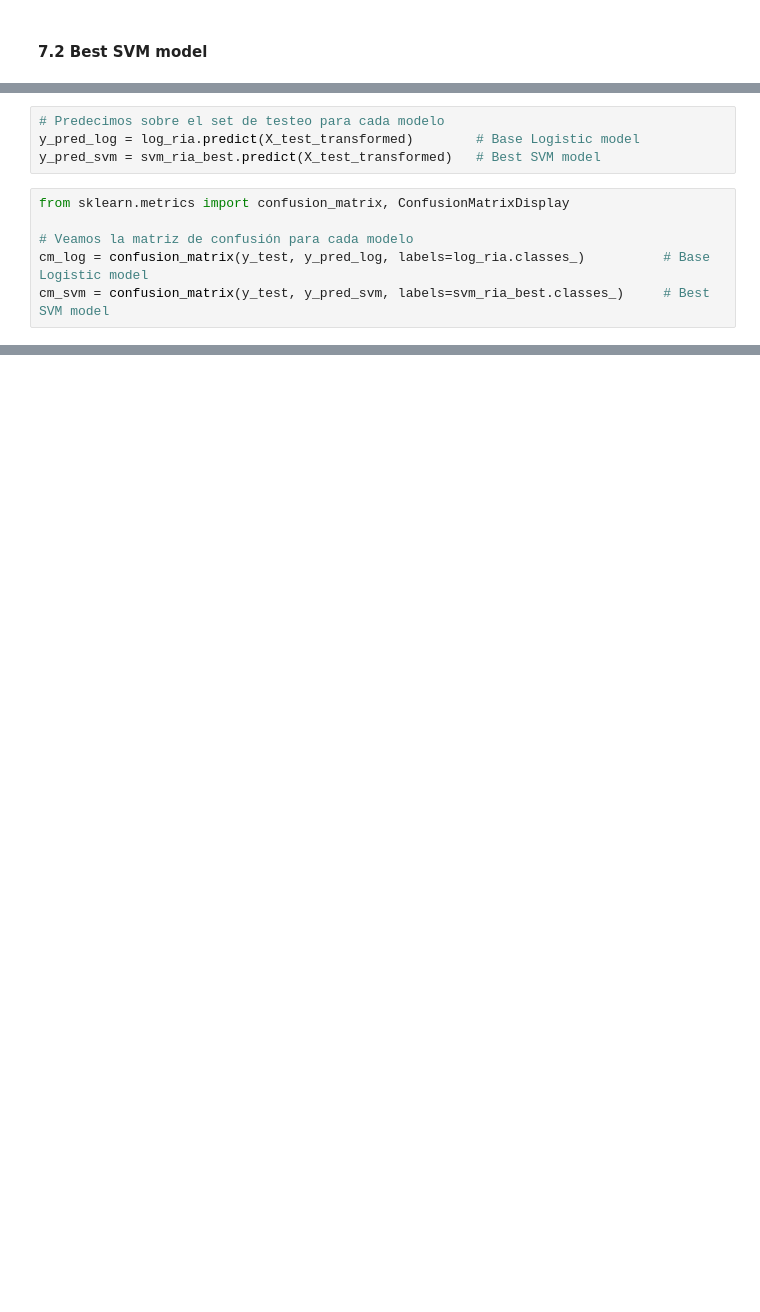
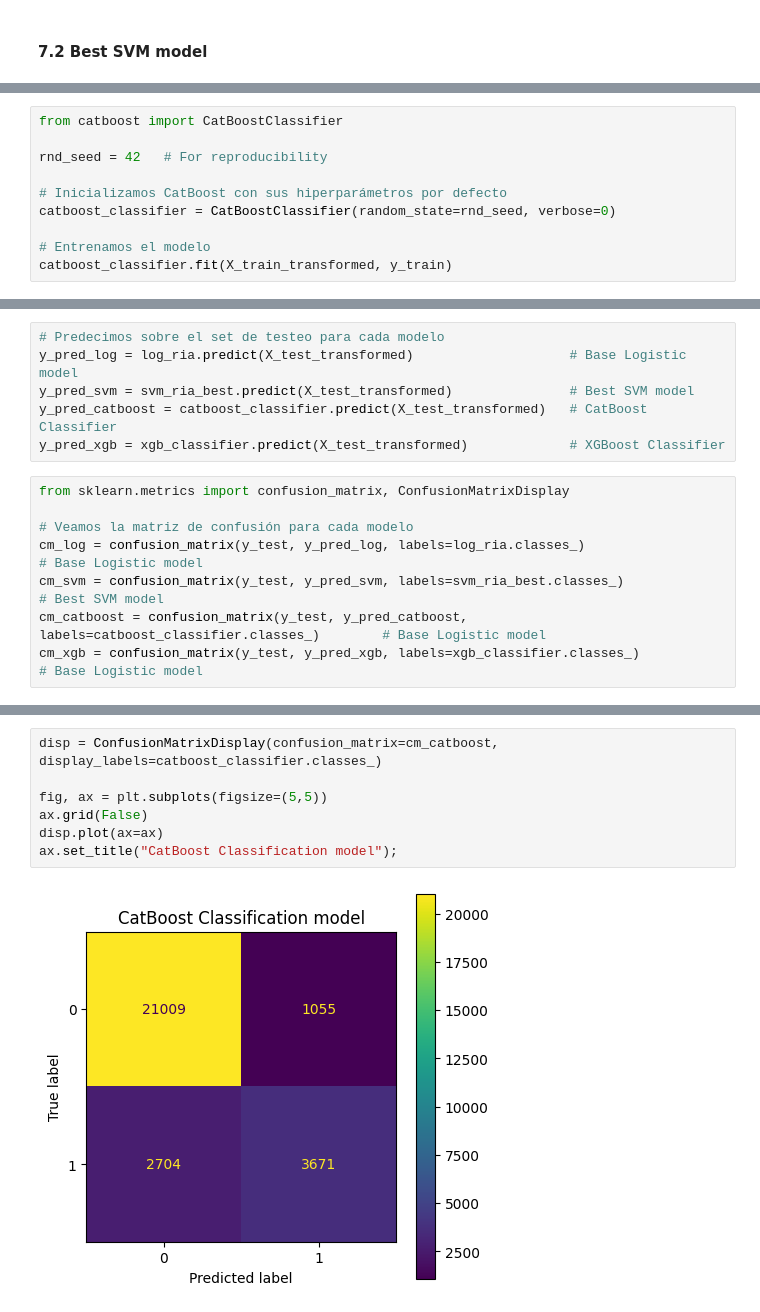
Before and after one commit to LeoCenturion/rain-in-australia, a Jupyter notebook: models/RiA-svm.ipynb, the cells around one changed output, grey strips where cells are left out. Saved outputs shown, nothing was run; the diff lists cells and outputs as text; blank space fills up the shorter version.

```diff
--- a/models/RiA-svm.ipynb
+++ b/models/RiA-svm.ipynb
@@ -520,0 +563,10 @@ svm_ria_best.fit(X_train_transformed, y_train)
+# %%
+from catboost import CatBoostClassifier
+
+rnd_seed = 42   # For reproducibility
+
+# Inicializamos CatBoost con sus hiperparámetros por defecto
+catboost_classifier = CatBoostClassifier(random_state=rnd_seed, verbose=0)
+
+# Entrenamos el modelo
+catboost_classifier.fit(X_train_transformed, y_train)
@@ -523,13 +607,17 @@ svm_ria_best.fit(X_train_transformed, y_train)
 # %%
 # Predecimos sobre el set de testeo para cada modelo
-y_pred_log = log_ria.predict(X_test_transformed)        # Base Logistic model
-y_pred_svm = svm_ria_best.predict(X_test_transformed)   # Best SVM model
+y_pred_log = log_ria.predict(X_test_transformed)                    # Base Logistic model
+y_pred_svm = svm_ria_best.predict(X_test_transformed)               # Best SVM model
+y_pred_catboost = catboost_classifier.predict(X_test_transformed)   # CatBoost Classifier
+y_pred_xgb = xgb_classifier.predict(X_test_transformed)             # XGBoost Classifier
 # %%
 from sklearn.metrics import confusion_matrix, ConfusionMatrixDisplay
 
 # Veamos la matriz de confusión para cada modelo
-cm_log = confusion_matrix(y_test, y_pred_log, labels=log_ria.classes_)          # Base Logistic model
-cm_svm = confusion_matrix(y_test, y_pred_svm, labels=svm_ria_best.classes_)     # Best SVM model
+cm_log = confusion_matrix(y_test, y_pred_log, labels=log_ria.classes_)                              # Base Logistic model
+cm_svm = confusion_matrix(y_test, y_pred_svm, labels=svm_ria_best.classes_)                       # Best SVM model
+cm_catboost = confusion_matrix(y_test, y_pred_catboost, labels=catboost_classifier.classes_)        # Base Logistic model
+cm_xgb = confusion_matrix(y_test, y_pred_xgb, labels=xgb_classifier.classes_)                       # Base Logistic model
 # %%
 disp = ConfusionMatrixDisplay(confusion_matrix=cm_log, display_labels=log_ria.classes_)
 
@@ -546,0 +639,9 @@ ax.set_title("Best SVM Classification model");
+# %%
+disp = ConfusionMatrixDisplay(confusion_matrix=cm_catboost, display_labels=catboost_classifier.classes_)
+
+fig, ax = plt.subplots(figsize=(5,5))
+ax.grid(False)
+disp.plot(ax=ax)
+ax.set_title("CatBoost Classification model");
+# %% [output]
+[figure, added]
```
Also changed, not shown: parts of 23 cells of this notebook, 4 other files.
